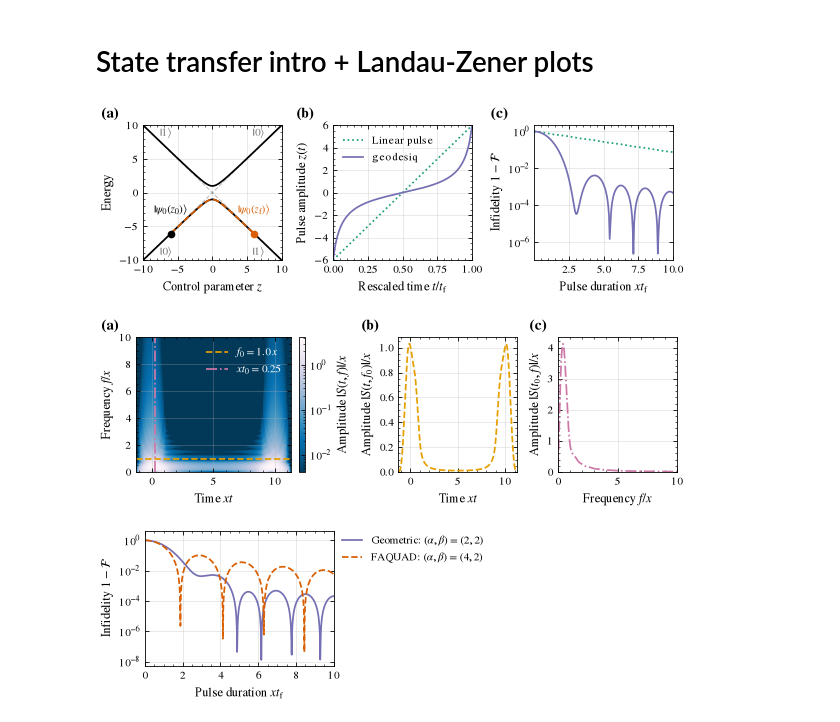
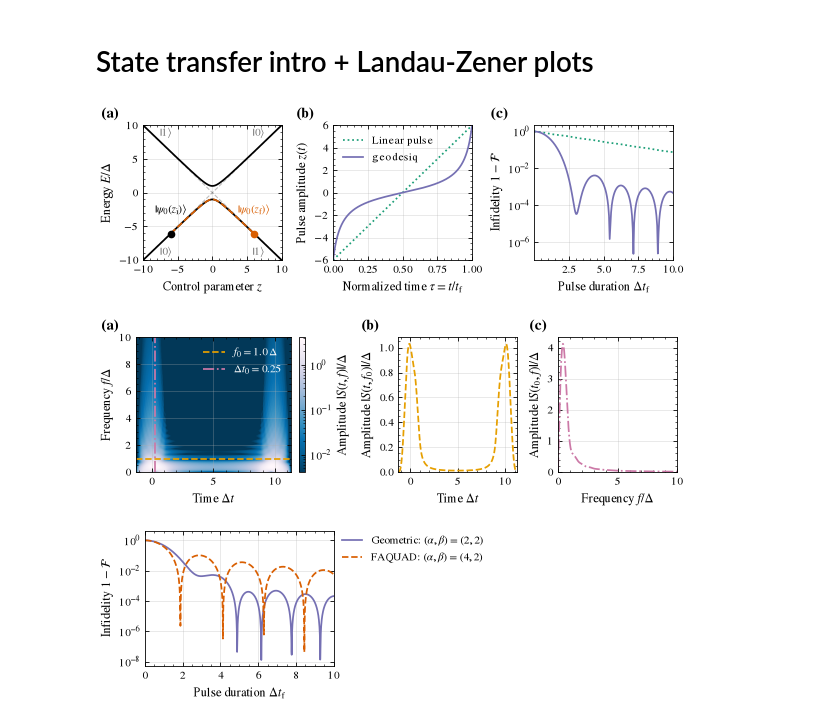
Before and after one commit to geodesiq-control/geodesiq-control, a Jupyter notebook: dev/manuscript_figures.ipynb, the cells around one changed output. Saved outputs shown, nothing was run; the diff lists cells and outputs as text; code cells hidden in the pictures.

```diff
--- a/dev/manuscript_figures.ipynb
+++ b/dev/manuscript_figures.ipynb
@@ -160,10 +160,10 @@ def return_pulse(model):
     return model._control_sol
 
 
-# Fig. 1 sweeps between the markers in (a), from z0 = -6x to zf = 6x. It uses its own model, so that model_lz
-# (z0 = -10x to zf = 10x, used by Figs. 4 and 5) is not changed
+# Fig. 1 sweeps between the markers in (a), from z0 = -6Delta to zf = 6Delta. It uses its own model, so that model_lz
+# (z0 = -10Delta to zf = 10Delta, used by Figs. 4 and 5) is not changed
 z0_intro, zf_intro = -6, 6
-model_intro = gq.ControlModel(H_c=ham(1, 0), H_d=ham(0, 1))  # x = 1, as in model_lz
+model_intro = gq.ControlModel(H_c=ham(1, 0), H_d=ham(0, 1))  # Delta = 1, as in model_lz
 model_intro.set_control(control_name="z", pulse_initial=z0_intro, pulse_final=zf_intro, initial_state=0)
 fidelity_linear_intro = fidelity_vs_time(durations, model_intro, controls={"alpha": 0, "beta": 0})
 fidelities_geometric_intro = fidelity_vs_time(durations, model_intro, controls={"alpha": 2, "beta": 2})
@@ -185,7 +185,7 @@ fig, (ax_a, ax_b, ax_c) = plt.subplots(1, 3, figsize=(FIGURE_WIDTH, 1.95), layou
 # (a)  Eigenenergies
 # ─────────────────────────────────────────────────────────────────────────────
 ax_a.set_xlabel("Control parameter $z$")
-ax_a.set_ylabel("Energy")
+ax_a.set_ylabel(r"Energy $E/\Delta$")
 
 z = np.linspace(-10, 10, 200)
 ax_a.plot(z, np.sqrt(1 + z**2), color="black")
@@ -211,7 +211,7 @@ ax_a.set_xlim(min(z), max(z))
 ax_a.set_ylim(min(z), max(z))
 # State labels in the free space between the branches, above their markers and in their colours
 ax_a.annotate(
-    r"$|\psi_0(z_0)\rangle$", (z_path[0], e_path[0]), xytext=(0, 13), textcoords="offset points", ha="center", va="bottom"
+    r"$|\psi_0(z_\mathrm{i})\rangle$", (z_path[0], e_path[0]), xytext=(0, 13), textcoords="offset points", ha="center", va="bottom"
 )
 ax_a.annotate(
     r"$|\psi_0(z_\mathrm{f})\rangle$",
@@ -228,40 +228,40 @@ ax_a.annotate(
 # ─────────────────────────────────────────────────────────────────────────────
 ax_b.plot(t_lin, pulse_lin, color=C_LINEAR, label="Linear pulse", ls="dotted")
 ax_b.plot(t_geo, pulse_geo, color=C_GEOMETRIC, label="geodesiq")
 
-ax_b.set_xlabel(r"Rescaled time $t / t_\mathrm{f}$")
+ax_b.set_xlabel(r"Normalized time $\tau=t/t_\mathrm{f}$")
 ax_b.set_ylabel("Pulse amplitude $z(t)$")
 ax_b.legend(loc="upper left", handlelength=1.8)
 ax_b.set_xlim(min(t_lin), max(t_lin))
 ax_b.set_ylim(min(pulse_lin), max(pulse_lin))
 
 # ─────────────────────────────────────────────────────────────────────────────
 # (c)  Infidelity log-scale
 # ─────────────────────────────────────────────────────────────────────────────
 infidelity_linear = 1 - fidelity_linear_intro
 infidelity_geometric = 1 - fidelities_geometric_intro
 
 ax_c.semilogy(durations, infidelity_linear, color=C_LINEAR, ls="dotted")
 ax_c.semilogy(durations, infidelity_geometric, color=C_GEOMETRIC)
 ax_c.set_ylabel(r"Infidelity $1-\mathcal{F}$")
 ax_c.yaxis.set_minor_locator(ticker.LogLocator(subs="all"))
-ax_c.set_xlabel(r"Pulse duration $xt_\mathrm{f}$")
+ax_c.set_xlabel(r"Pulse duration $\Delta t_\mathrm{f}$")
 ax_c.set_xlim(min(durations), max(durations))
 
 for ax in [ax_a, ax_b, ax_c]:
     ax.grid()
 
 panel_labels(fig, [ax_a, ax_b, ax_c])
 
 plt.show()
 
 save_figure(fig, "introduction")
 # %% [output]
-[figure, old version]
+[figure, new version]
 # %%
 from matplotlib.colors import LogNorm
 
-# Geometric pulse of the z0 = -10x to zf = 10x sweep
+# Geometric pulse of the z0 = -10Delta to zf = 10Delta sweep
 model_lz.set_control(alpha=2, beta=2)
 model_lz.solve_problem(pulse_accuracy=1000)
 
@@ -270,7 +270,7 @@ pulse = model_lz.synthesize_pulse(duration=total_time)
 # detrend=True removes the mean of each window, i.e. the DC part of the sweep. padding="hold" (the default) holds
 # the end values in the windows that overhang the pulse, instead of padding with zeros (which adds spurious peaks).
 # hop=1 and the zero-padded FFT (mfft) sample the spectrum finely in time and frequency; the resolution itself is
-# set by the window (256 samples, i.e. 2.56/x)
+# set by the window (256 samples, i.e. 2.56/Delta)
 freqs, times, magnitude = pulse.fourier_spectrum(window_len=256, hop=1, detrend=True, padding="hold", mfft=4096)
 
 target_freq = 1.0
@@ -303,33 +303,33 @@ mesh = axes[0].pcolormesh(
     rasterized=True,
 )
 cbar = fig.colorbar(mesh, ax=axes[0])
-cbar.set_label(r"Amplitude $|S(t,f)|/x$")
+cbar.set_label(r"Amplitude $|S(t,f)|/\Delta$")
 cbar.solids.set_edgecolor("face")
 
-# Time is in units of 1/x, frequency in units of x (cycles per unit time) and the amplitude, like the control z,
-# in units of x, as x = 1. The magnitude is the physical amplitude of the oscillation at each frequency.
+# Time is in units of 1/Delta, frequency in units of Delta (cycles per unit time) and the amplitude, like the control z,
+# in units of Delta, as Delta = 1. The magnitude is the physical amplitude of the oscillation at each frequency.
 # The cuts are at the fixed frequency f0 (panel b) and the fixed time t0 (panel c)
 axes[0].axhline(
-    freqs[freq_idx], color=C_FREQ_CUT, ls=LS_FREQ_CUT, label=rf"$f_0={freqs[freq_idx]:.1f}\,x$"
+    freqs[freq_idx], color=C_FREQ_CUT, ls=LS_FREQ_CUT, label=rf"$f_0={freqs[freq_idx]:.1f}\,\Delta$"
 )
 axes[0].axvline(
-    times[time_idx], color=C_TIME_CUT, ls=LS_TIME_CUT, label=rf"$xt_0={times[time_idx]:.2f}$"
+    times[time_idx], color=C_TIME_CUT, ls=LS_TIME_CUT, label=rf"$\Delta t_0={times[time_idx]:.2f}$"
 )
 axes[0].legend(loc="upper right", labelcolor="white")
-axes[0].set_xlabel(r"Time $xt$")
-axes[0].set_ylabel(r"Frequency $f/x$")
+axes[0].set_xlabel(r"Time $\Delta t$")
+axes[0].set_ylabel(r"Frequency $f/\Delta$")
 axes[0].set_ylim(0, F_MAX)
 
 axes[1].plot(times, magnitude[freq_idx, :], color=C_FREQ_CUT, ls=LS_FREQ_CUT)
-axes[1].set_xlabel(r"Time $xt$")
-axes[1].set_ylabel(r"Amplitude $|S(t,f_0)|/x$")
+axes[1].set_xlabel(r"Time $\Delta t$")
+axes[1].set_ylabel(r"Amplitude $|S(t,f_0)|/\Delta$")
 axes[1].set_xlim(min(times), max(times))
 axes[1].set_ylim(0, None)
 
 
 axes[2].plot(freqs, magnitude[:, time_idx], color=C_TIME_CUT, ls=LS_TIME_CUT)
-axes[2].set_xlabel(r"Frequency $f/x$")
-axes[2].set_ylabel(r"Amplitude $|S(t_0,f)|/x$")
+axes[2].set_xlabel(r"Frequency $f/\Delta$")
+axes[2].set_ylabel(r"Amplitude $|S(t_0,f)|/\Delta$")
 axes[2].set_xlim(0, F_MAX)
 axes[2].set_ylim(0, None)
 
@@ -341,5 +341,5 @@ panel_labels(fig, axes.flat)
 plt.show()
 save_figure(fig, "LZ_freq_spectrum", dpi=600)
 # %% [output]
-[figure, old version]
+[figure, new version]
 # %%
```
Also changed, not shown: parts of 5 cells of this notebook, 10 other files.
